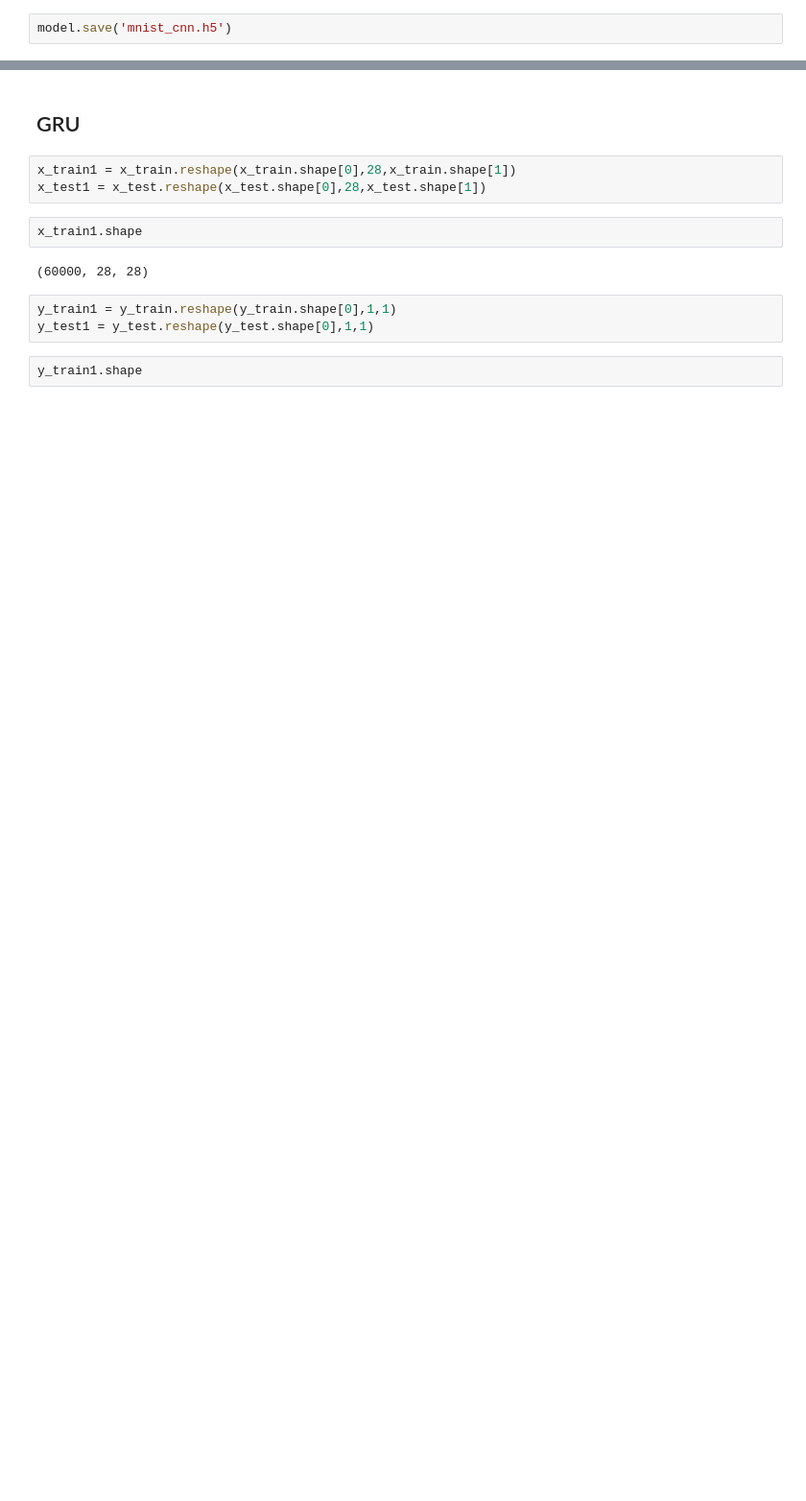
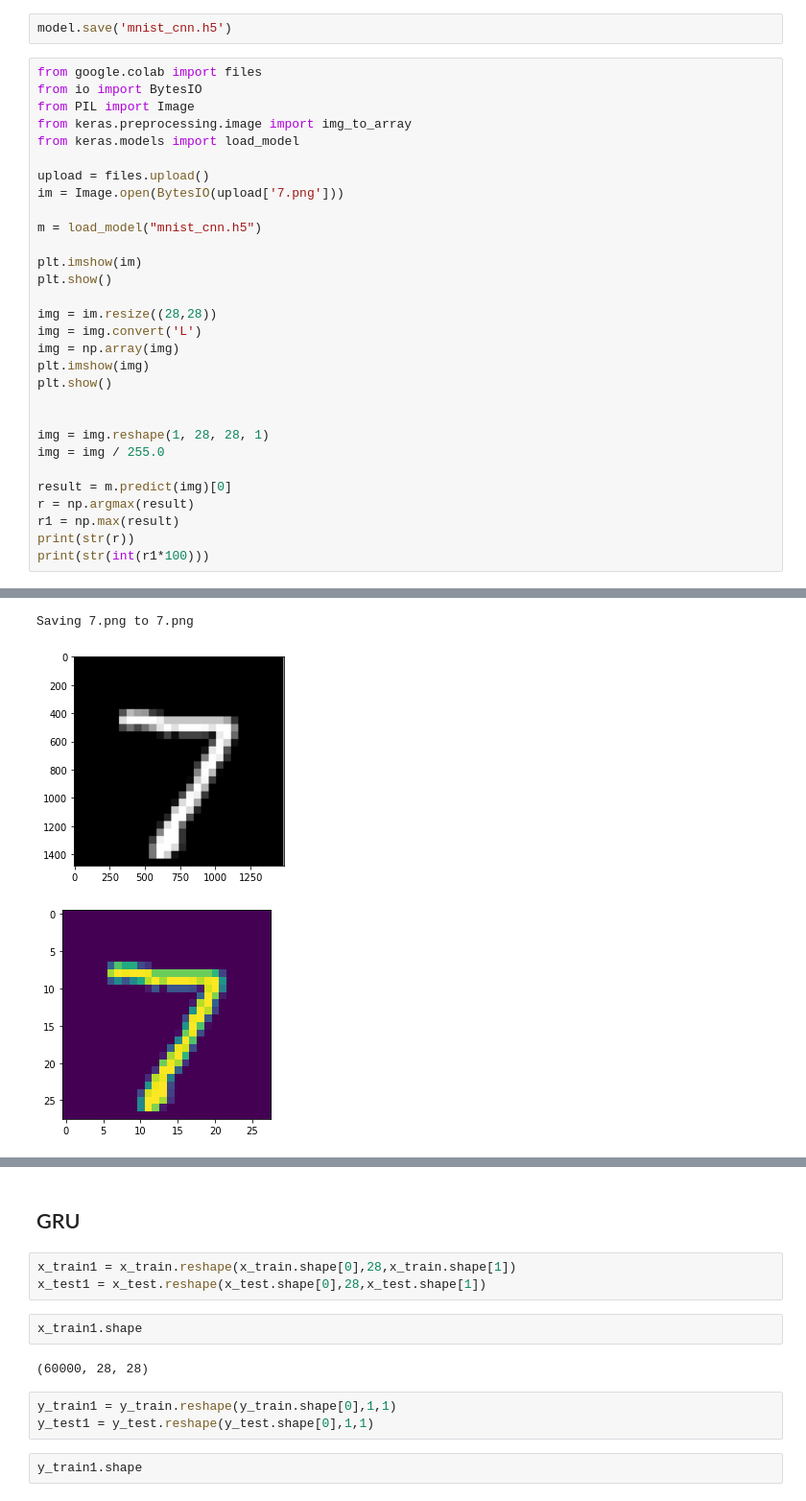
Before and after one commit to eshannaik/MNIST, a Jupyter notebook: Handwritten_Digit_Classification.ipynb, the cells around one changed output, grey strips where cells are left out. Shown at 96% size. Cells and saved outputs as stored; diff of their text form; blank space fills up the shorter version.

```diff
--- a/Handwritten_Digit_Classification.ipynb
+++ b/Handwritten_Digit_Classification.ipynb
@@ -158,2 +161,33 @@ Test accuracy: 99.37000274658203
 # %%
 model.save('mnist_cnn.h5')
+# %%
+from google.colab import files
+from io import BytesIO
+from PIL import Image
+from keras.preprocessing.image import img_to_array
+from keras.models import load_model
+
+upload = files.upload()
+im = Image.open(BytesIO(upload['7.png']))
+
+m = load_model("mnist_cnn.h5")
+
+plt.imshow(im)
+plt.show()
+
+img = im.resize((28,28))
+img = img.convert('L')
+img = np.array(img)
+plt.imshow(img)
+plt.show()
+
+
+img = img.reshape(1, 28, 28, 1)
+img = img / 255.0
+
+result = m.predict(img)[0]
+r = np.argmax(result)
+r1 = np.max(result)
+print(str(r))
+print(str(int(r1*100)))
+# %% [output]
@@ -159,0 +195,3 @@ model.save('mnist_cnn.h5')
+Saving 7.png to 7.png
+[figure, added]
+[figure, added]
```
Also changed, not shown: parts of 10 cells of this notebook.
